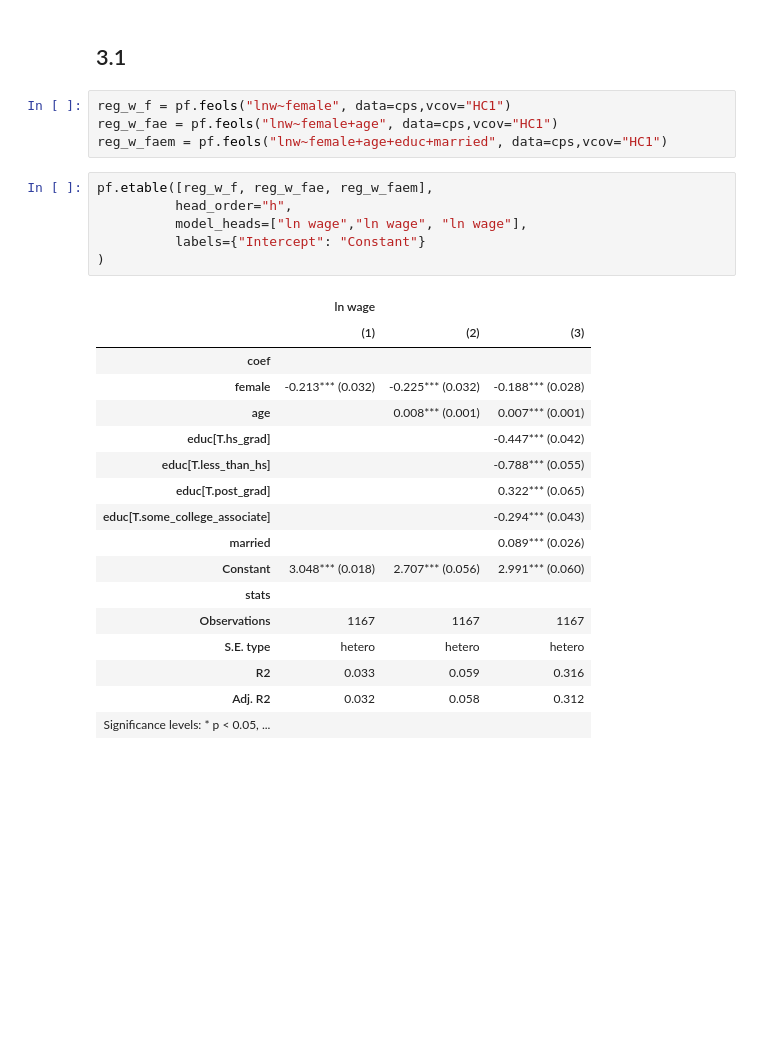
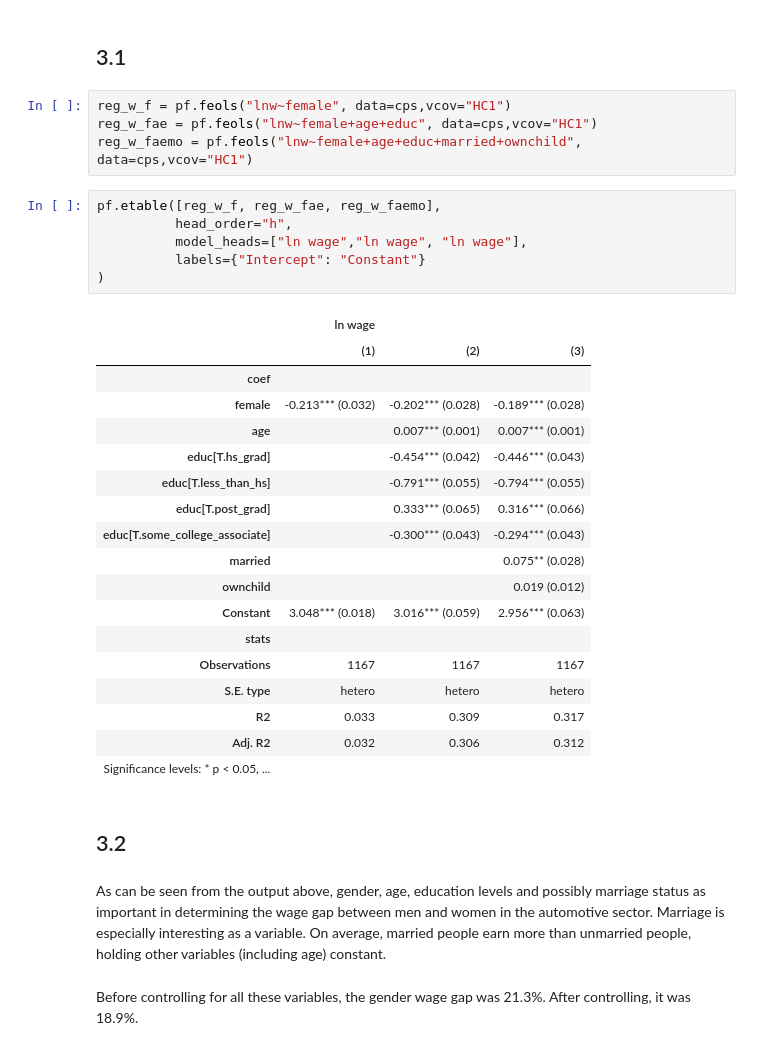
Before and after one commit to Jonas-Nepozitek/Applied-Methods-of-Analysis-II, a Jupyter notebook: problem-sets/ps1/HW1_wage_start.ipynb, the cells around one changed output. Cells and saved outputs as stored; diff of their text form; blank space fills up the shorter version.

```diff
--- a/problem-sets/ps1/HW1_wage_start.ipynb
+++ b/problem-sets/ps1/HW1_wage_start.ipynb
@@ -231,29 +294,36 @@ pf.etable([reg_w_f, reg_w_fa, reg_w_fae],
 ## 3.1
 # %%
 reg_w_f = pf.feols("lnw~female", data=cps,vcov="HC1")
-reg_w_fae = pf.feols("lnw~female+age", data=cps,vcov="HC1")
-reg_w_faem = pf.feols("lnw~female+age+educ+married", data=cps,vcov="HC1")
+reg_w_fae = pf.feols("lnw~female+age+educ", data=cps,vcov="HC1")
+reg_w_faemo = pf.feols("lnw~female+age+educ+married+ownchild", data=cps,vcov="HC1")
 # %%
-pf.etable([reg_w_f, reg_w_fae, reg_w_faem],
+pf.etable([reg_w_f, reg_w_fae, reg_w_faemo],
           head_order="h",
           model_heads=["ln wage","ln wage", "ln wage"],
           labels={"Intercept": "Constant"}
 )
 # %% [output]
 |  | ln wage |  |  |
 |  | (1) | (2) | (3) |
 | coef |  |  |  |
-| female | -0.213*** (0.032) | -0.225*** (0.032) | -0.188*** (0.028) |
-| age |  | 0.008*** (0.001) | 0.007*** (0.001) |
-| educ[T.hs_grad] |  |  | -0.447*** (0.042) |
-| educ[T.less_than_hs] |  |  | -0.788*** (0.055) |
-| educ[T.post_grad] |  |  | 0.322*** (0.065) |
-| educ[T.some_college_associate] |  |  | -0.294*** (0.043) |
-| married |  |  | 0.089*** (0.026) |
-| Constant | 3.048*** (0.018) | 2.707*** (0.056) | 2.991*** (0.060) |
+| female | -0.213*** (0.032) | -0.202*** (0.028) | -0.189*** (0.028) |
+| age |  | 0.007*** (0.001) | 0.007*** (0.001) |
+| educ[T.hs_grad] |  | -0.454*** (0.042) | -0.446*** (0.043) |
+| educ[T.less_than_hs] |  | -0.791*** (0.055) | -0.794*** (0.055) |
+| educ[T.post_grad] |  | 0.333*** (0.065) | 0.316*** (0.066) |
+| educ[T.some_college_associate] |  | -0.300*** (0.043) | -0.294*** (0.043) |
+| married |  |  | 0.075** (0.028) |
+| ownchild |  |  | 0.019 (0.012) |
+| Constant | 3.048*** (0.018) | 3.016*** (0.059) | 2.956*** (0.063) |
 | stats |  |  |  |
 | Observations | 1167 | 1167 | 1167 |
 | S.E. type | hetero | hetero | hetero |
-| R2 | 0.033 | 0.059 | 0.316 |
-| Adj. R2 | 0.032 | 0.058 | 0.312 |
+| R2 | 0.033 | 0.309 | 0.317 |
+| Adj. R2 | 0.032 | 0.306 | 0.312 |
 | Significance levels: * p < 0.05, ... |  |  |  |
+# %% [markdown]
+## 3.2
+# %% [markdown]
+As can be seen from the output above, gender, age, education levels and possibly marriage status as important in determining the wage gap between men and women in the automotive sector. Marriage is especially interesting as a variable. On average, married people earn more than unmarried people, holding other variables (including age) constant.
+# %% [markdown]
+Before controlling for all these variables, the gender wage gap was 21.3%. After controlling, it was 18.9%.
```
Also changed, not shown: parts of 12 cells of this notebook.
